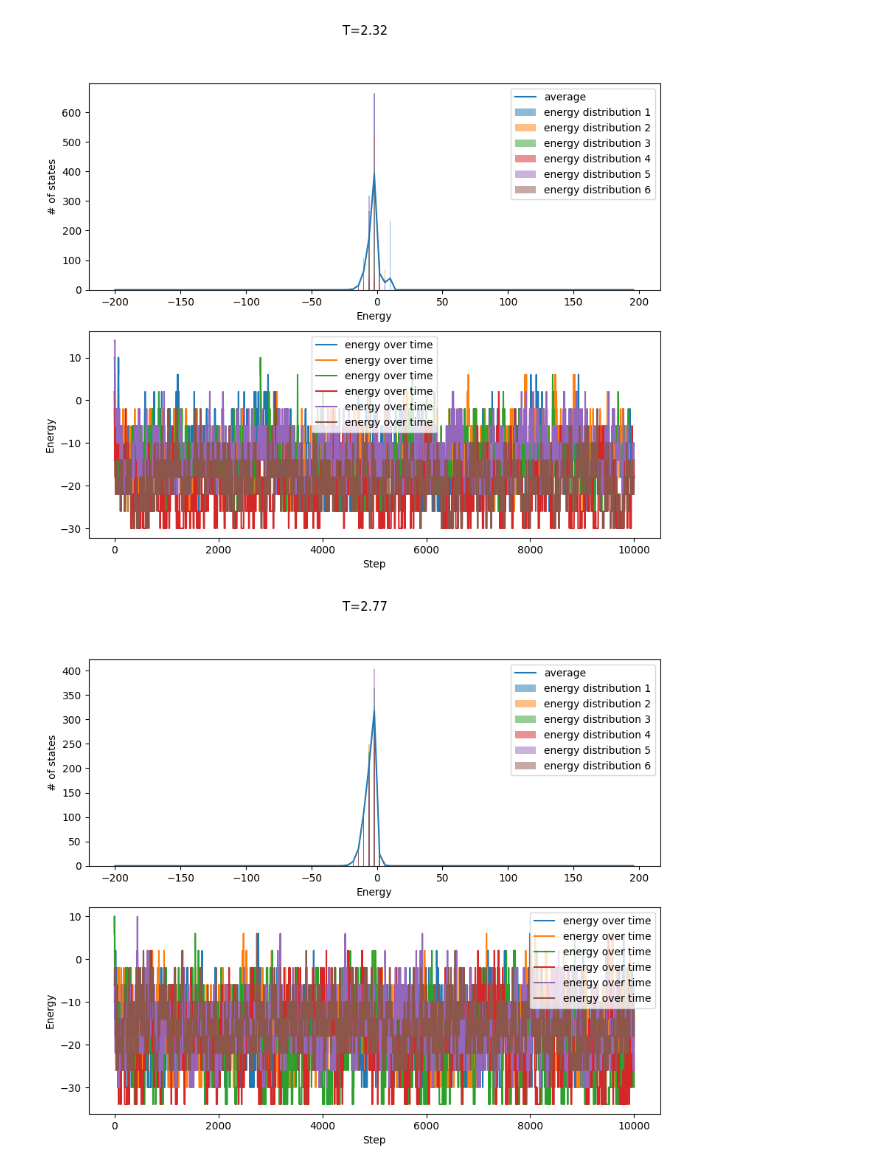
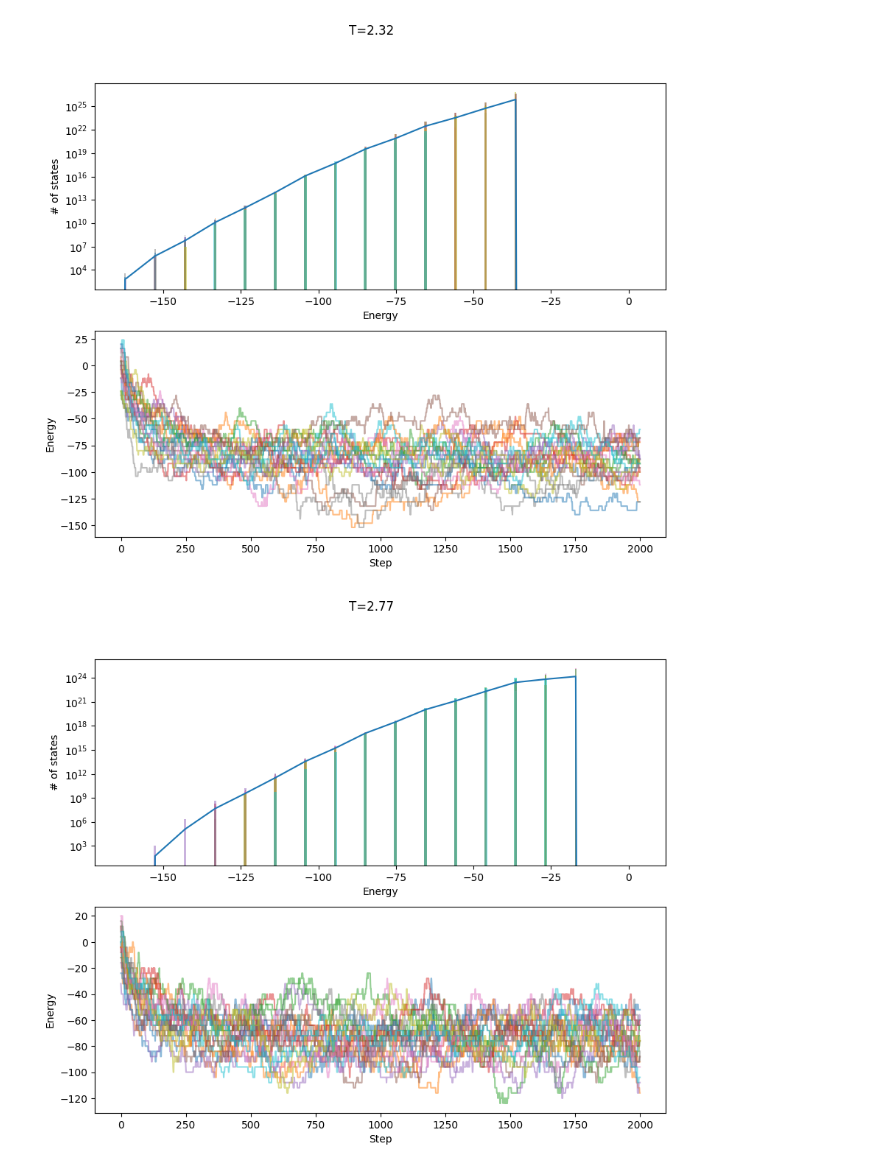
Before and after one commit to hbakhshi/IUTComputationalPhysics, a Jupyter notebook: docs/06/IsingModel.ipynb, the cells around one changed output. Saved outputs shown, nothing was run; the diff lists cells and outputs as text; code cells hidden in the pictures.

```diff
--- a/docs/06/IsingModel.ipynb
+++ b/docs/06/IsingModel.ipynb
@@ -3,8 +66,6 @@
 # %%
 import numpy as np
 from scipy.ndimage import convolve
-N = 10
-
 class IsingModel(np.ndarray):
     def __new__(cls , N , *args , **kwargs ):
         obj = np.random.choice([1 , -1] , size=[N,N] ).view(cls)
@@ -58,9 +119,12 @@ class IsingModel(np.ndarray):
 from matplotlib import pyplot as plt
 import numpy as np
 from concurrent.futures import ThreadPoolExecutor
+import tqdm
+import tqdm.contrib
+import tqdm.contrib.concurrent
 
-
-def simulate_ising_model(T , N=5 , steps_to_equilibrium = 2000 , steps_to_average = 10000):
+N_Size = 10
+def simulate_ising_model(T , N=N_Size , steps_to_equilibrium = 2000 , steps_to_average = 10000):
     E, M, A = np.zeros(steps_to_average), np.zeros(steps_to_average), np.zeros(steps_to_average)
     E_ = np.zeros(steps_to_equilibrium)
     model = IsingModel(N)
@@ -78,17 +142,17 @@ def simulate_ising_model(T , N=5 , steps_to_equilibrium = 2000 , steps_to_averag
 
 temperatures = np.linspace(0.1, 4.1, 10)
 N_Simulations = 20
-allResults = []
 with ThreadPoolExecutor() as executor:
-    results = list(executor.map(simulate_ising_model, np.repeat(temperatures, N_Simulations) ))
-    allResults.append(results)
+    #results = list(executor.map( simulate_ising_model , tqdm( np.repeat(temperatures, N_Simulations) ) ))
+    results = list(tqdm.contrib.concurrent.thread_map( simulate_ising_model , np.repeat(temperatures, N_Simulations) ) )
 # %%
 M_avg = []
 M_stdev = []
 
-e_bins = np.linspace(-2*N**2 , 2*N**2 , 100)
+allEs = np.concatenate([ r[2] for r in results ])
+e_bins = np.linspace(np.min(allEs) , np.max(allEs) , 20)
 for T in temperatures:
-    res = [ r for r in allResults if r[0] == T ]
+    res = [ r for r in results if r[0] == T ]
     Es_ = [ r[1] for r in res ]
     Es = [ r[2] for r in res ]
     Ms = [ r[3] for r in res ]
@@ -96,23 +160,27 @@ for T in temperatures:
 
     fig, axs = plt.subplots(2, 1, sharex=False, figsize=(10, 8))
     fig.suptitle(f"T={T:.2f}")
+    boltzman = np.exp( -( e_bins[:-1] - e_bins[0] ) / T)
     def ehist(E, T):
         h , b = np.histogram(E , bins=e_bins)
         hf = h.astype(float )
-        hf /= np.exp( -b[:-1] / T)
+        hf /= boltzman
         return hf
     for i, E in enumerate(Es):
-        axs[0].bar( e_bins[:-1] , ehist(E , T) , label=f'energy distribution {i}' , alpha=0.5)
+        axs[0].bar( e_bins[:-1] , ehist(E , T) , width=i/len(Es) , label=f'energy distribution {i}' , alpha=0.5)
     axs[0].plot( e_bins[:-1] , ehist( np.concatenate(Es) , T )/N_Simulations , label='average')
+    #axs[0].plot( e_bins[:-1] , boltzman , label='Boltzmann')
+    axs[0].set_yscale('log')
     axs[0].set_ylabel("# of states")
     axs[0].set_xlabel("Energy")
-    axs[0].legend()
+    axs[0].set_xlim( np.min(allEs) , np.max(allEs) )
+    #axs[0].legend()
 
     for i, E_ in enumerate(Es_):
         axs[1].plot(E_, label=f'energy over time {i}' , alpha=0.5)
     axs[1].set_ylabel("Energy")
     axs[1].set_xlabel("Step")
-    axs[1].legend()
+    #axs[1].legend()
 
     plt.show()
     M_vals = [ np.mean( np.abs( M[::1] ) ) for M in Ms ]
@@ -120,7 +188,7 @@ for T in temperatures:
     M_stdev.append( np.std(M_vals) )
 
 #now plot magnetization with error bars
-plt.errorbar(temperatures, M_avg , yerr=M_stdev , label="inside MC")
+plt.errorbar(temperatures, M_avg , yerr=M_stdev , fmt='o' , label='Magnetization')
 plt.legend()
 plt.title("Magnetization vs Temperature")
 plt.xlabel("Temperature")
@@ -135,2 +203,2 @@ plt.show()
-[figure, old version]
+[figure, new version]
-[figure, old version]
+[figure, new version]
```
Also changed, not shown: parts of 3 cells of this notebook, 1 other file.
